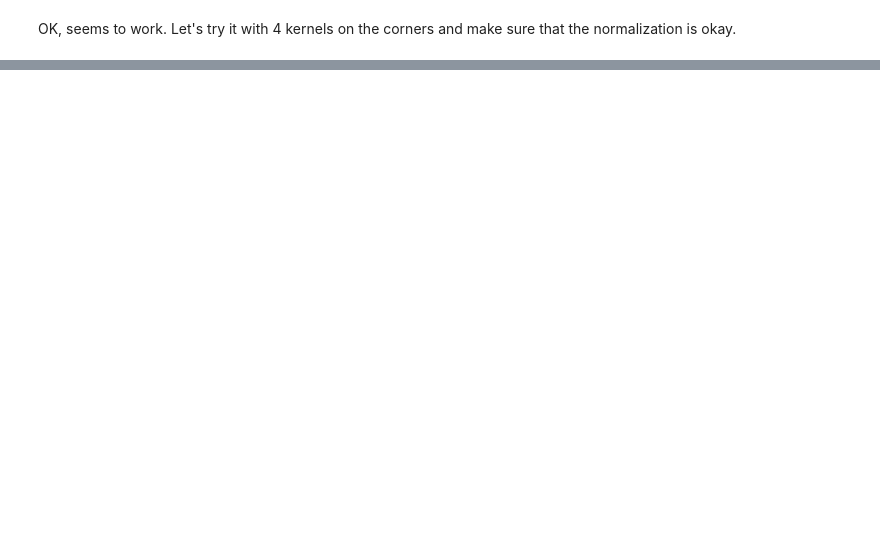
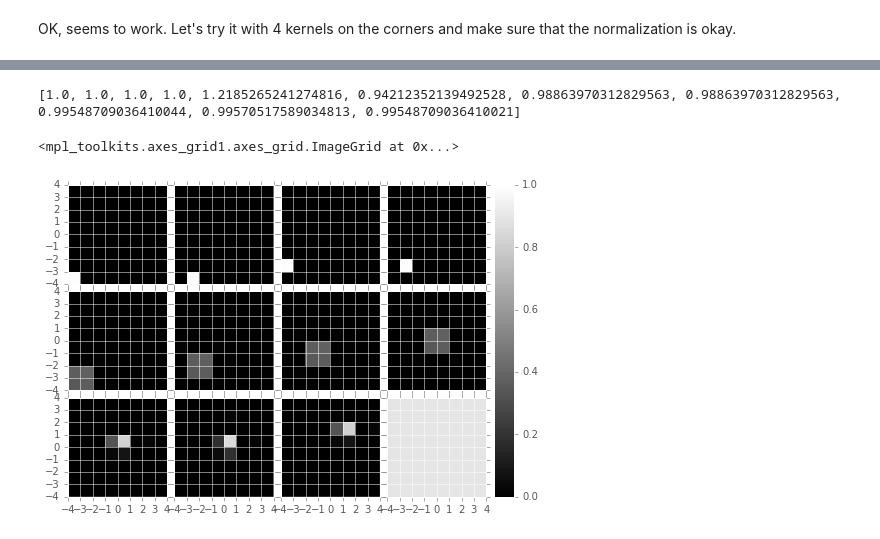
Before and after one commit to djreiss/DM-6162, a Jupyter notebook: spatial kernels.ipynb, the cells around one changed output, grey strips where cells are left out. Saved outputs shown, nothing was run; the diff lists cells and outputs as text; code cells hidden in the pictures; blank space fills up the shorter version.

```diff
--- a/spatial kernels.ipynb
+++ b/spatial kernels.ipynb
@@ -286,0 +316,9 @@ xgrid = [0., 1.]
+# %%
+aScale = 1
+tmp = afwMath.LanczosFunction2D(aScale, 0., 0.)
+x = np.linspace(-2.,2.,41)
+y = np.array([tmp(xx, 0.5) for xx in x])
+print x
+print y
+print y[x == 0.5] * 4.
+plt.plot(x, y)
@@ -286,0 +343,39 @@ xgrid = [0., 1.]
+# %%
+sParams = afwMath.Function2DList()
+aScale = 3
+
+for i in range(kWidth):
+    for j in range(kHeight):
+        sParams.append(afwMath.LanczosFunction2D(aScale, float(i), float(j)))
+
+kernel = afwMath.LinearCombinationKernel(basisKernelList, sParams)
+
+def computeInterpolatedKernel(kernel, x, y):
+    kImage = afwImage.ImageD(afwGeom.Extent2I(kWidth, kHeight))
+    kernel.computeImage(kImage, False, x, y)
+    return kImage
+
+kImages = []
+for x, y in [
+    (0.0, 0.0),
+    (1.0, 0.0),
+    (0.0, 1.0),
+    (1.0, 1.0),
+    (0.51, 0.51),
+    (1.51, 1.51),
+    (2.51, 2.51),
+    (3.51, 3.51),
+    (3.7, 3.9),
+    (3.8, 3.8),
+    (4.7, 4.9)]:
+    kImage = computeInterpolatedKernel(kernel, x, y)
+    kImages.append(kImage)
+
+print [kim.getArray().sum() for kim in kImages]
+
+reload(dit)
+dit.plotImageGrid(kImages, clim=(0,1))
+# %% [output]
+[1.0, 1.0, 1.0, 1.0, 1.2185265241274816, 0.94212352139492528, 0.98863970312829563, 0.98863970312829563, 0.99548709036410044, 0.99570517589034813, 0.99548709036410021]
+<mpl_toolkits.axes_grid1.axes_grid.ImageGrid at 0x...>
+[figure, added]
```
Also changed, not shown: parts of 17 cells of this notebook, 1 other file.
